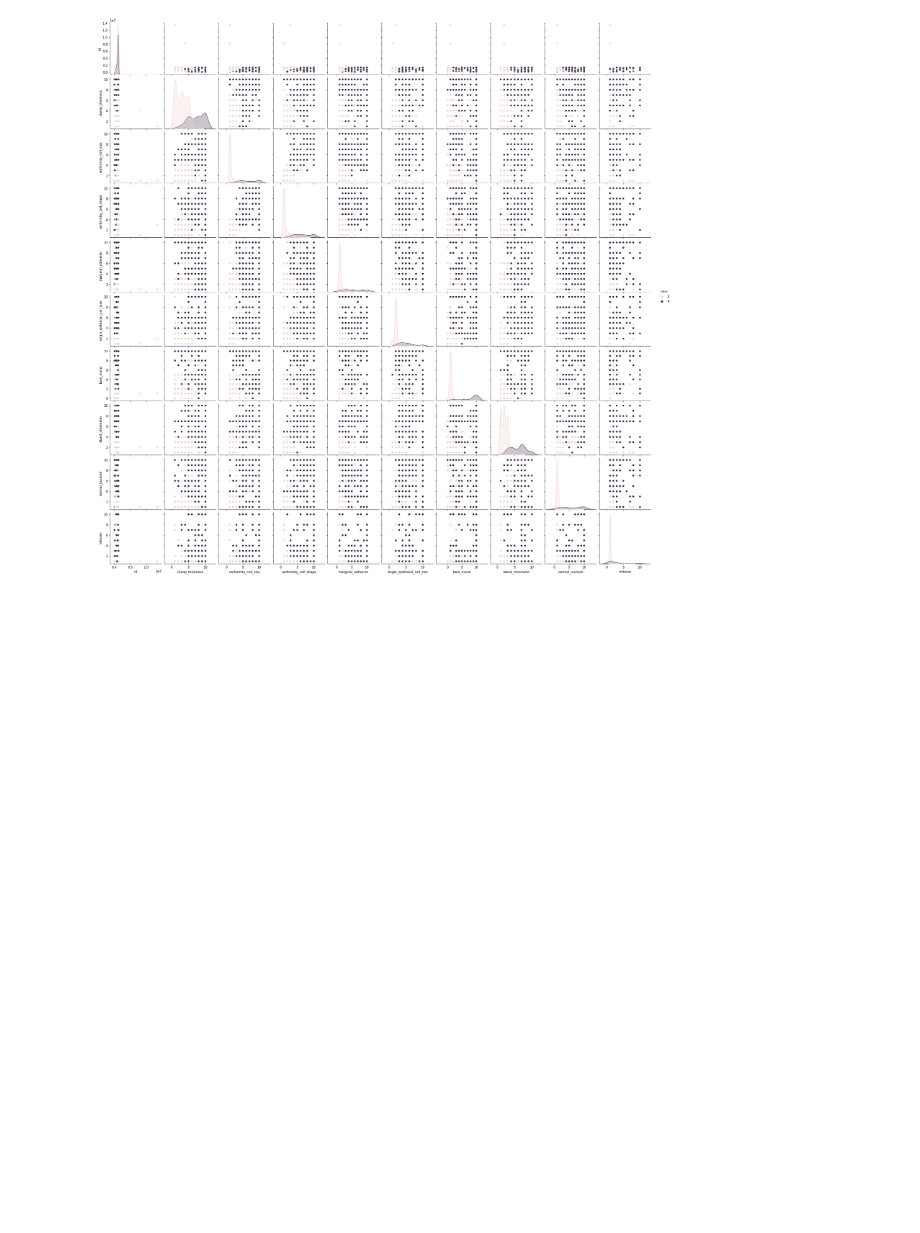
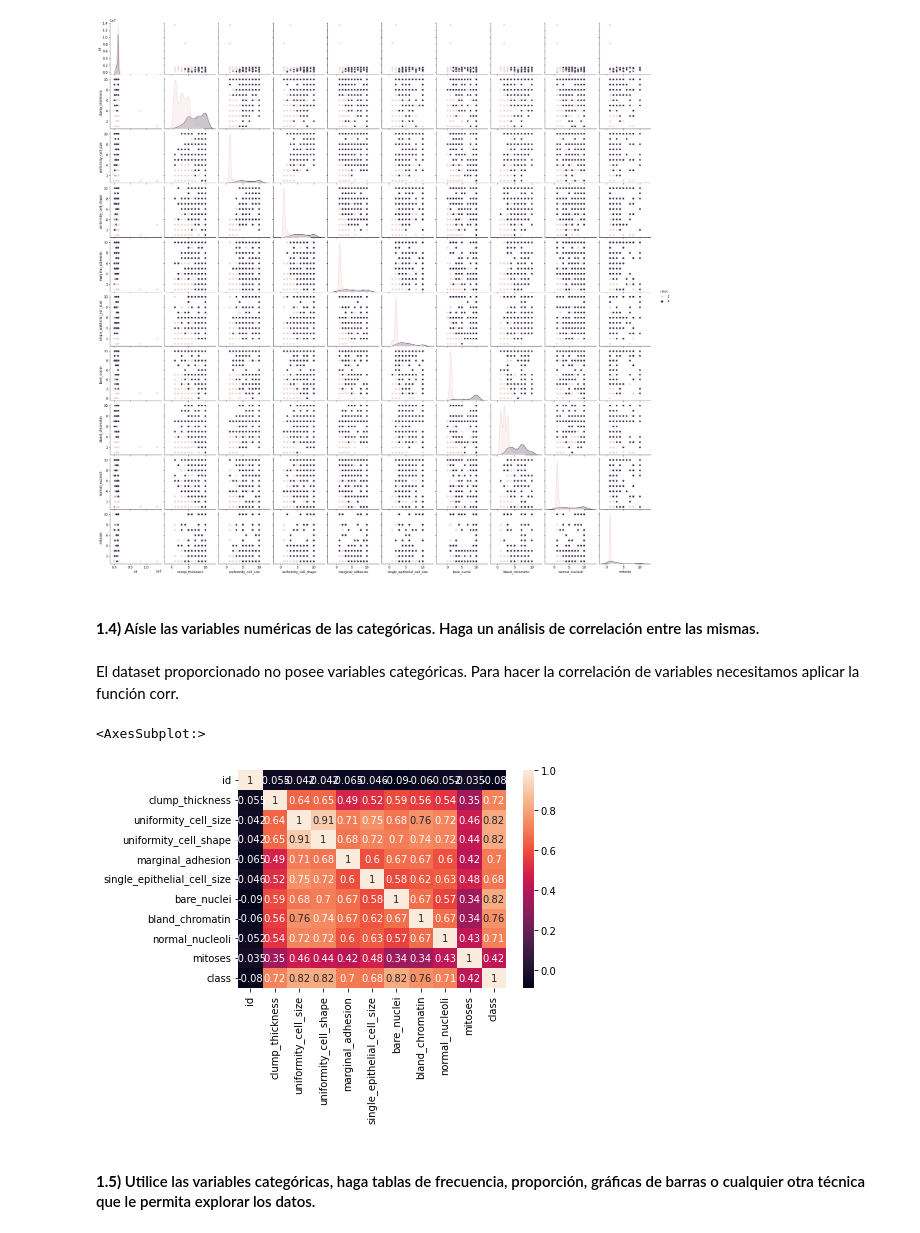
Before and after one commit to SantiagoTaracena01/data-mining-lab-02, a Jupyter notebook: src/main.ipynb, the cells around one changed output. Saved outputs shown, nothing was run; the diff lists cells and outputs as text; code cells hidden in the pictures; blank space fills up the shorter version.

```diff
--- a/src/main.ipynb
+++ b/src/main.ipynb
@@ -119,3 +119,16 @@ sns.pairplot(data=data, hue="class")
 # %% [output]
 <seaborn.axisgrid.PairGrid at 0x...>
 [figure]
+# %% [markdown]
+#### **1.4)** Aísle las variables numéricas de las categóricas. Haga un análisis de correlación entre las mismas.
+# %% [markdown]
+El dataset proporcionado no posee variables categóricas. Para hacer la correlación de variables necesitamos aplicar la función corr.
+# %%
+# Matriz de correlación de las variables numéricas.
+correlation = data.corr()
+sns.heatmap(correlation, annot=True)
+# %% [output]
+<AxesSubplot:>
+[figure, added]
+# %% [markdown]
+#### **1.5)** Utilice las variables categóricas, haga tablas de frecuencia, proporción, gráficas de barras o cualquier otra técnica que le permita explorar los datos.
```
Also changed, not shown: parts of 21 cells of this notebook, 1 other file.
